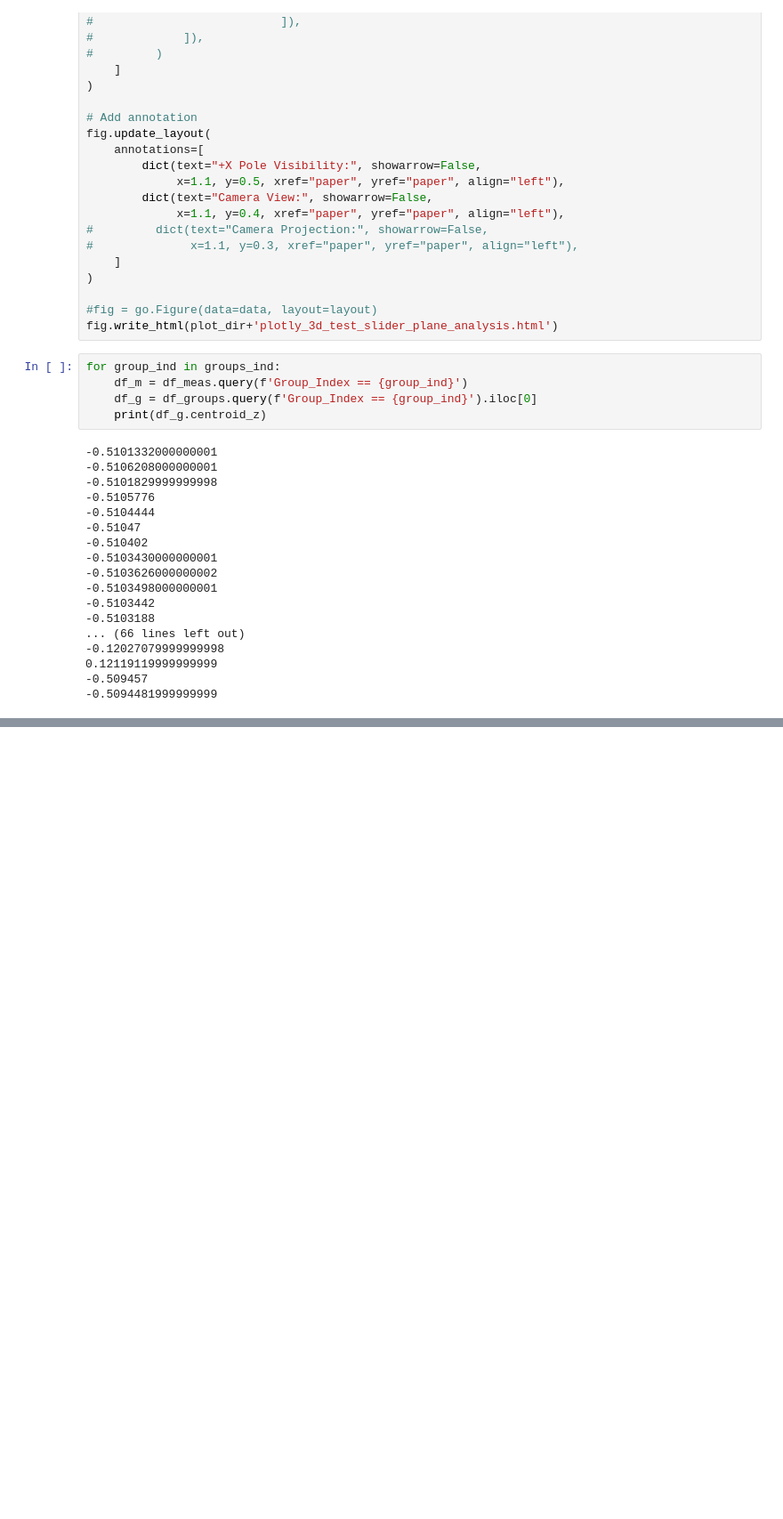
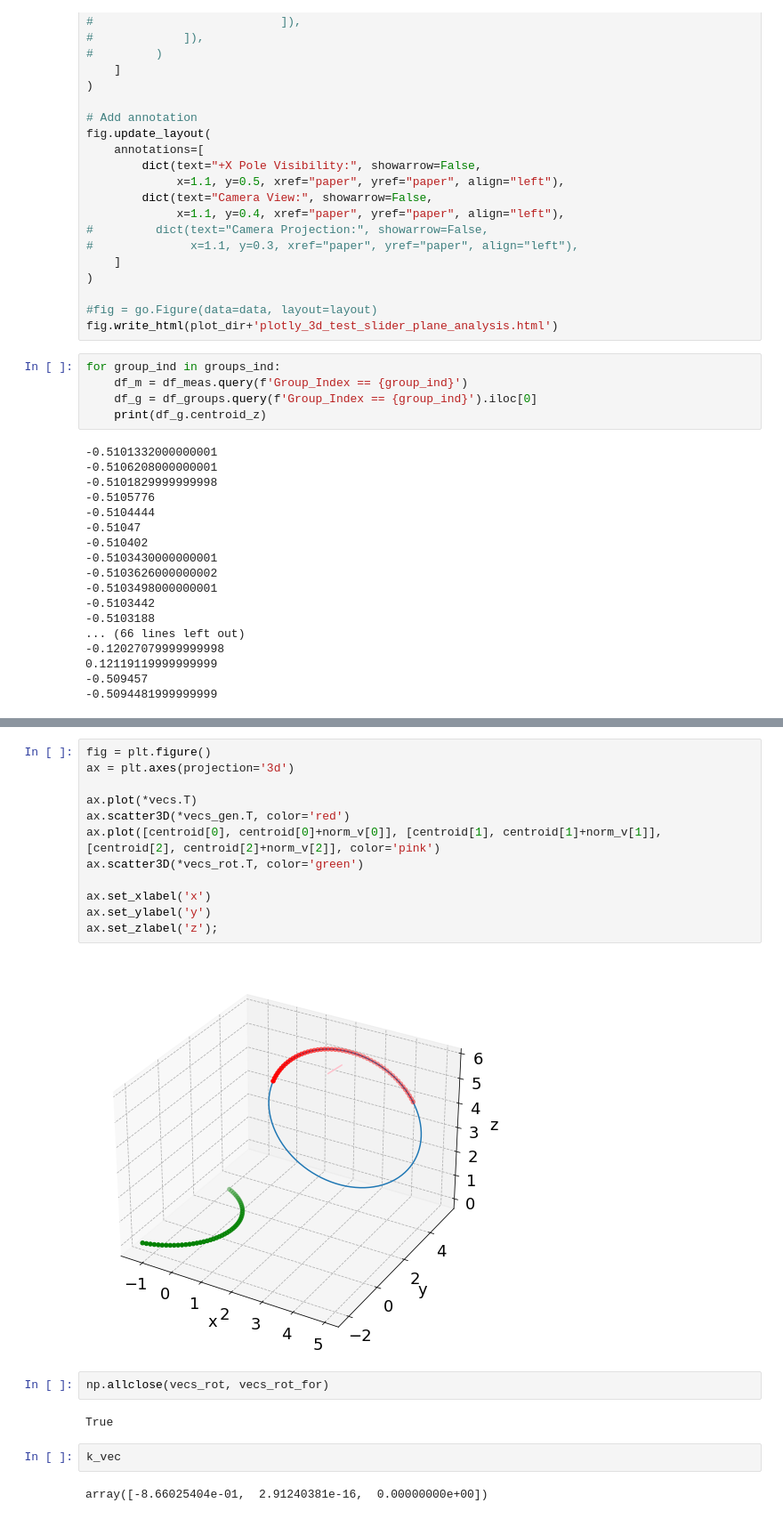
Before and after one commit to ckampa13/hallprobecalib, a Jupyter notebook: scripts/Calibration_Survey_Dec_2022/12-15-22_Survey_Results_v2.ipynb, the cells around one changed output, grey strips where cells are left out. Shown at 89% size. Saved outputs shown, nothing was run; the diff lists cells and outputs as text; blank space fills up the shorter version.

```diff
--- a/scripts/Calibration_Survey_Dec_2022/12-15-22_Survey_Results_v2.ipynb
+++ b/scripts/Calibration_Survey_Dec_2022/12-15-22_Survey_Results_v2.ipynb
@@ -1242,0 +1600,22 @@ for group_ind in groups_ind:
+# %%
+fig = plt.figure()
+ax = plt.axes(projection='3d')
+
+ax.plot(*vecs.T)
+ax.scatter3D(*vecs_gen.T, color='red')
+ax.plot([centroid[0], centroid[0]+norm_v[0]], [centroid[1], centroid[1]+norm_v[1]], [centroid[2], centroid[2]+norm_v[2]], color='pink')
+ax.scatter3D(*vecs_rot.T, color='green')
+
+ax.set_xlabel('x')
+ax.set_ylabel('y')
+ax.set_zlabel('z');
+# %% [output]
+[figure, added]
+# %%
+np.allclose(vecs_rot, vecs_rot_for)
+# %% [output]
+True
+# %%
+k_vec
+# %% [output]
+array([-8.66025404e-01,  2.91240381e-16,  0.00000000e+00])
```
Also changed, not shown: parts of 50 cells of this notebook, 1 other file.
